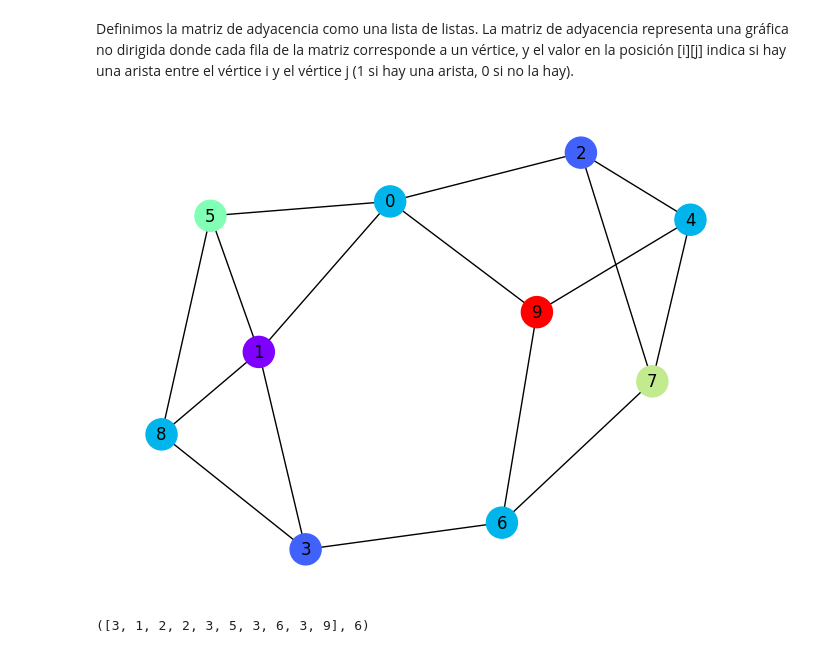
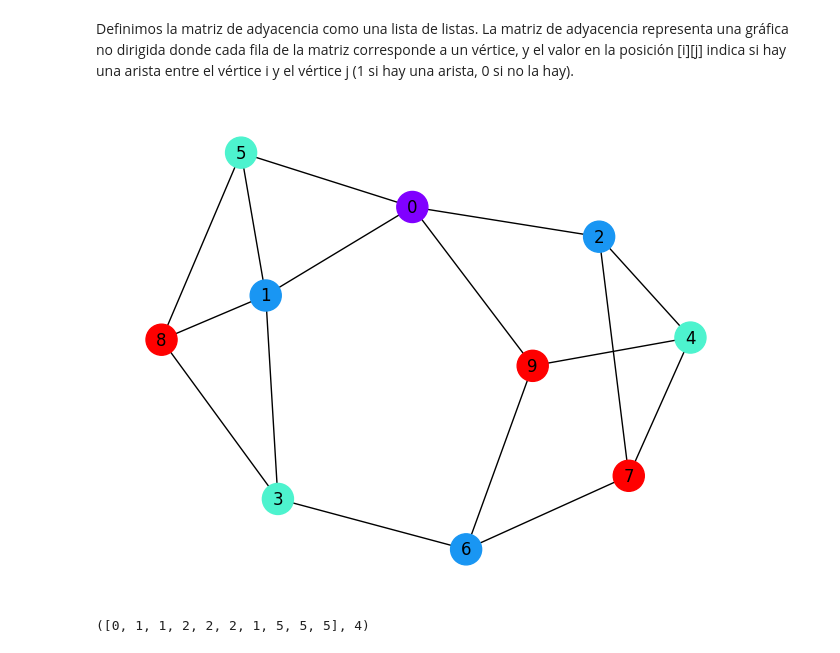
Before and after one commit to Monica281/IDO, a Jupyter notebook: Proyecto_RecocidoSimulado.ipynb, the cells around one changed output. Cells and saved outputs as stored; diff of their text form; code cells hidden in the pictures.

```diff
--- a/Proyecto_RecocidoSimulado.ipynb
+++ b/Proyecto_RecocidoSimulado.ipynb
@@ -178,32 +178,32 @@ def dibujar_grafica(matriz_adyacencia, solucion_final):
     nx.draw(G, pos, with_labels=True, node_color=colors, cmap=plt.cm.rainbow, node_size=500)
     plt.show()
 # %%
-# EJEMPLO 1
+# Matriz 1 - 100 repeticiones
 
 matriz_adyacencia_1 = [
     [0, 1, 1, 0, 0, 1, 0, 0, 0, 1],
     [1, 0, 0, 1, 0, 1, 0, 0, 1, 0],
     [1, 0, 0, 0, 1, 0, 0, 1, 0, 0],
     [0, 1, 0, 0, 0, 0, 1, 0, 1, 0],
     [0, 0, 1, 0, 0, 0, 0, 1, 0, 1],
     [1, 1, 0, 0, 0, 0, 0, 0, 1, 0],
     [0, 0, 0, 1, 0, 0, 0, 1, 0, 1],
     [0, 0, 1, 0, 1, 0, 1, 0, 0, 0],
     [0, 1, 0, 1, 0, 1, 0, 0, 0, 0],
     [1, 0, 0, 0, 1, 0, 1, 0, 0, 0]
 ]
 
 # Definimos el número de vértices
 num_vertices = len(matriz_adyacencia_1)
 
 # Ejecutamos el recocido simulado
-solucion_final_1 = RecocidoSimulado(matriz_adyacencia_1,num_vertices, T0 =1000, alpha = .85, NREP = 5, Tf =1)[0]
+solucion_final_1 = RecocidoSimulado(matriz_adyacencia_1,num_vertices, T0 =1000, alpha = .85, NREP = 100, Tf =1)[0]
 
-# Dibujar la gráfica con la solución final
+# Dibujamos la gráfica con la solución final
 dibujar_grafica(matriz_adyacencia_1, solucion_final_1)
 
-# Muestra la solución final y el número de colores utilizados
+# Mostramos la solución final y el número de colores utilizados
 solucion_final_1, evaluar_solucion(solucion_final_1)
 # %% [output]
-[figure, old version]
+[figure, new version]
-([3, 1, 2, 2, 3, 5, 3, 6, 3, 9], 6)
+([0, 1, 1, 2, 2, 2, 1, 5, 5, 5], 4)
```
Also changed, not shown: parts of 10 cells of this notebook, 2 other files.
